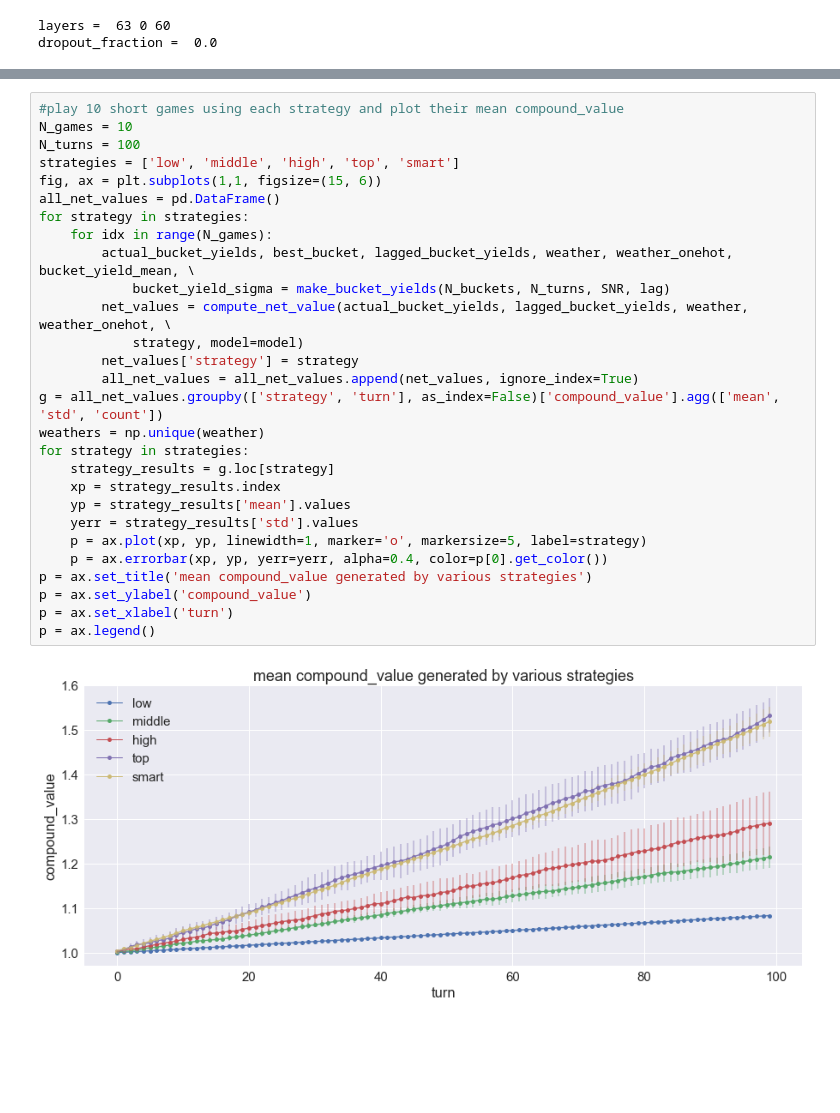
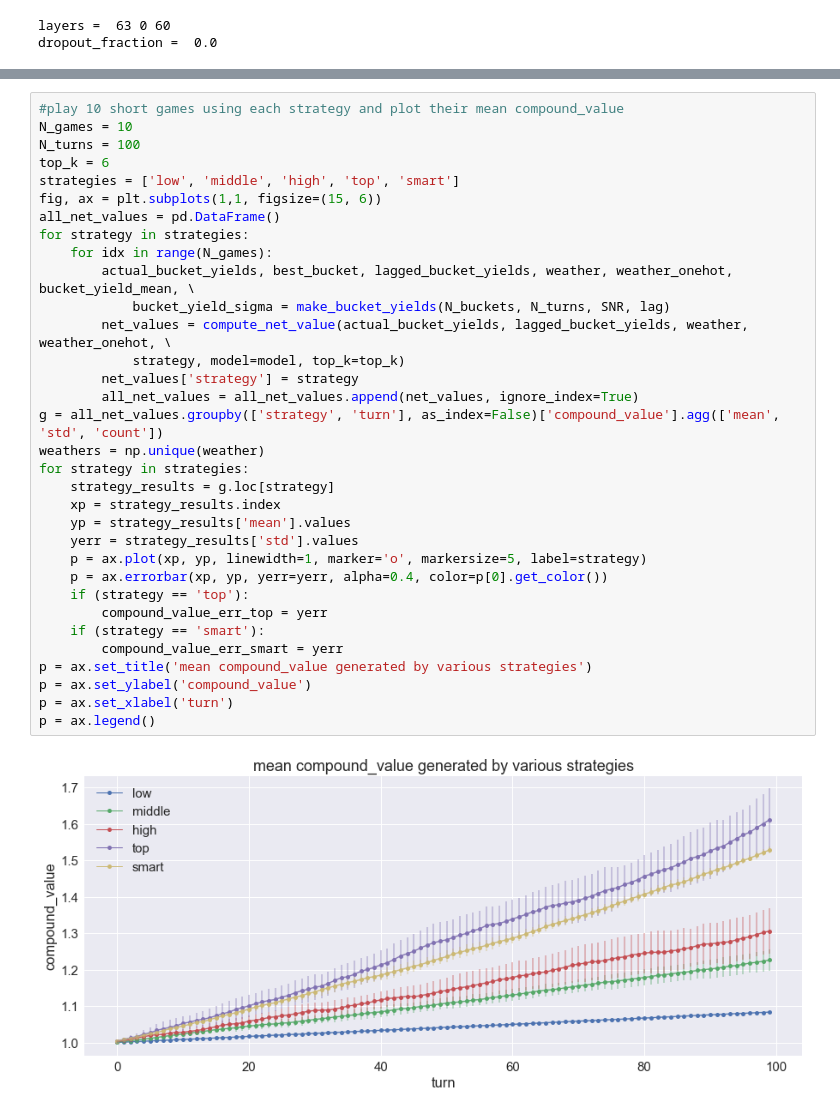
Before and after one commit to joehahn/hivemind, a Jupyter notebook: hivemind.ipynb, the cells around one changed output, grey strips where cells are left out. Saved outputs shown, nothing was run; the diff lists cells and outputs as text; blank space fills up the shorter version.

```diff
--- a/hivemind.ipynb
+++ b/hivemind.ipynb
@@ -291,33 +291,38 @@ p = ax.legend()
 # %%
 #play 10 short games using each strategy and plot their mean compound_value
 N_games = 10
 N_turns = 100
+top_k = 6
 strategies = ['low', 'middle', 'high', 'top', 'smart']
 fig, ax = plt.subplots(1,1, figsize=(15, 6))
 all_net_values = pd.DataFrame()
 for strategy in strategies:
     for idx in range(N_games):
         actual_bucket_yields, best_bucket, lagged_bucket_yields, weather, weather_onehot, bucket_yield_mean, \
             bucket_yield_sigma = make_bucket_yields(N_buckets, N_turns, SNR, lag)
         net_values = compute_net_value(actual_bucket_yields, lagged_bucket_yields, weather, weather_onehot, \
-            strategy, model=model)
+            strategy, model=model, top_k=top_k)
         net_values['strategy'] = strategy
         all_net_values = all_net_values.append(net_values, ignore_index=True)
 g = all_net_values.groupby(['strategy', 'turn'], as_index=False)['compound_value'].agg(['mean', 'std', 'count'])
 weathers = np.unique(weather)
 for strategy in strategies:
     strategy_results = g.loc[strategy]
     xp = strategy_results.index
     yp = strategy_results['mean'].values
     yerr = strategy_results['std'].values
     p = ax.plot(xp, yp, linewidth=1, marker='o', markersize=5, label=strategy)
     p = ax.errorbar(xp, yp, yerr=yerr, alpha=0.4, color=p[0].get_color())
+    if (strategy == 'top'):
+        compound_value_err_top = yerr
+    if (strategy == 'smart'):
+        compound_value_err_smart = yerr
 p = ax.set_title('mean compound_value generated by various strategies')
 p = ax.set_ylabel('compound_value')
 p = ax.set_xlabel('turn')
 p = ax.legend()
 # %% [output]
-[figure, old version]
+[figure, new version]
 # %%
 #plot each strategy's bucket_occupation_fraction during nominal weather
 the_weather = 'nominal'
```
Also changed, not shown: parts of 4 cells of this notebook, 1 other file.
